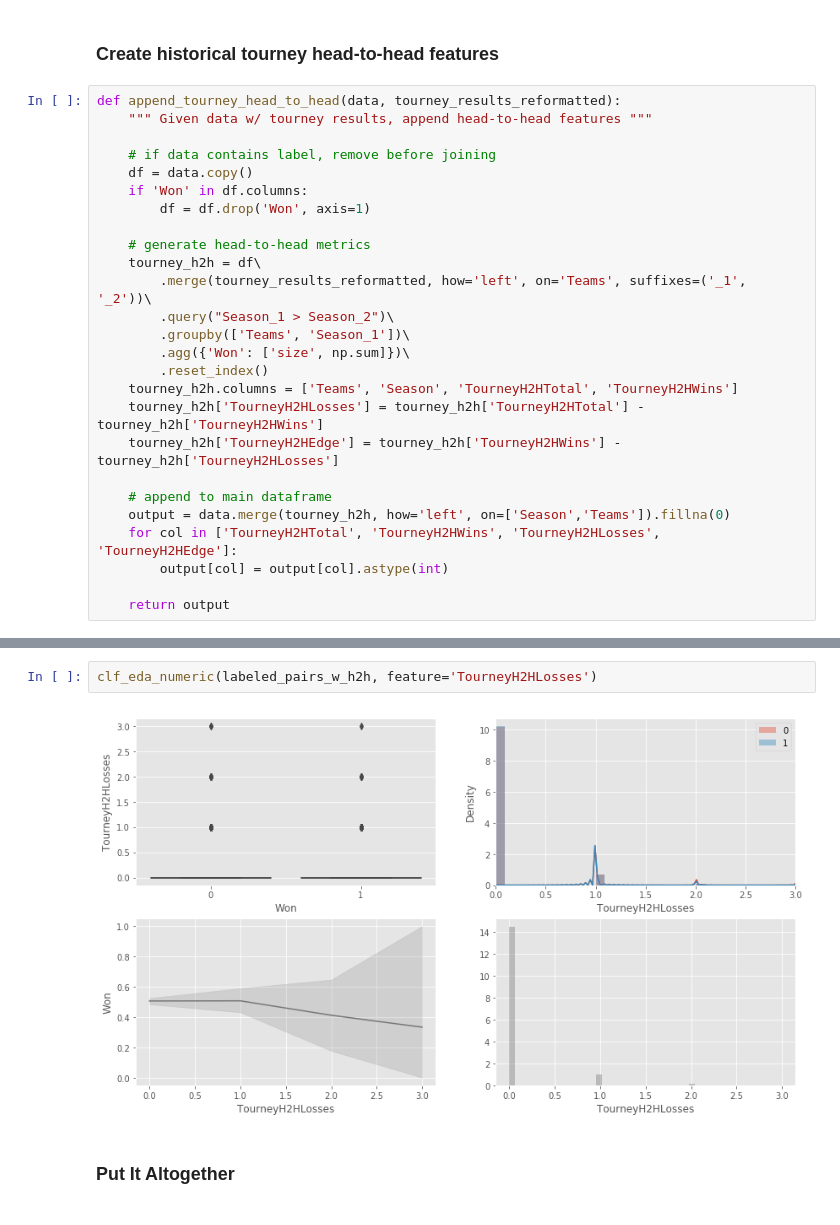
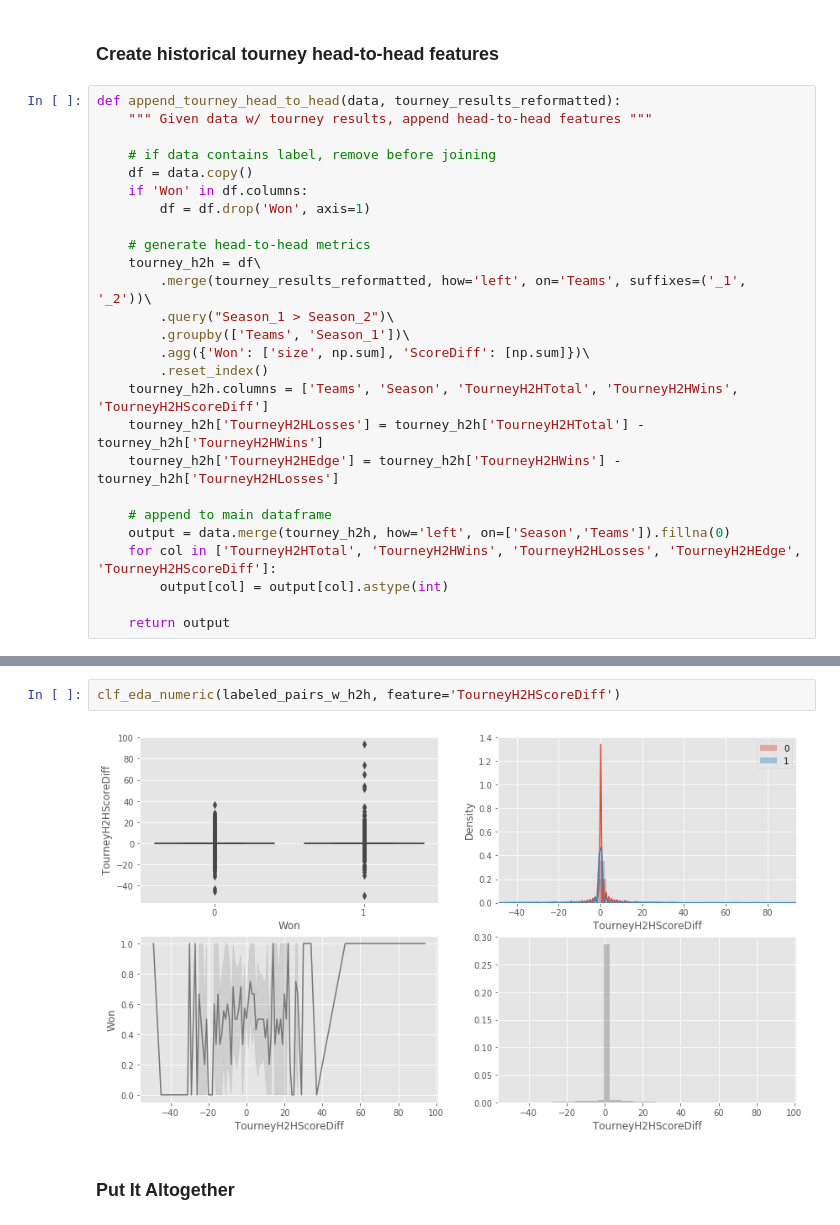
Before and after one commit to nyjgary/march-madness-2020, a Jupyter notebook: March-Madness-2020.ipynb, the cells around one changed output, grey strips where cells are left out. Cells and saved outputs as stored; diff of their text form.

Commit message:
add sum of score diff as feature

```diff
--- a/March-Madness-2020.ipynb
+++ b/March-Madness-2020.ipynb
@@ -279,15 +279,15 @@ def append_tourney_head_to_head(data, tourney_results_reformatted):
         .merge(tourney_results_reformatted, how='left', on='Teams', suffixes=('_1', '_2'))\
         .query("Season_1 > Season_2")\
         .groupby(['Teams', 'Season_1'])\
-        .agg({'Won': ['size', np.sum]})\
+        .agg({'Won': ['size', np.sum], 'ScoreDiff': [np.sum]})\
         .reset_index()
-    tourney_h2h.columns = ['Teams', 'Season', 'TourneyH2HTotal', 'TourneyH2HWins']
+    tourney_h2h.columns = ['Teams', 'Season', 'TourneyH2HTotal', 'TourneyH2HWins', 'TourneyH2HScoreDiff']
     tourney_h2h['TourneyH2HLosses'] = tourney_h2h['TourneyH2HTotal'] - tourney_h2h['TourneyH2HWins']
     tourney_h2h['TourneyH2HEdge'] = tourney_h2h['TourneyH2HWins'] - tourney_h2h['TourneyH2HLosses']
 
     # append to main dataframe
     output = data.merge(tourney_h2h, how='left', on=['Season','Teams']).fillna(0)
-    for col in ['TourneyH2HTotal', 'TourneyH2HWins', 'TourneyH2HLosses', 'TourneyH2HEdge']:
+    for col in ['TourneyH2HTotal', 'TourneyH2HWins', 'TourneyH2HLosses', 'TourneyH2HEdge', 'TourneyH2HScoreDiff']:
         output[col] = output[col].astype(int)
 
     return output
@@ -316,7 +317,7 @@ clf_eda_numeric(labeled_pairs_w_h2h, feature='TourneyH2HWins')
 # %%
-clf_eda_numeric(labeled_pairs_w_h2h, feature='TourneyH2HLosses')
+clf_eda_numeric(labeled_pairs_w_h2h, feature='TourneyH2HScoreDiff')
 # %% [output]
-[figure, old version]
+[figure, new version]
 # %% [markdown]
 ### Put It Altogether
 # %%
```
Also changed, not shown: parts of 3 cells of this notebook.
